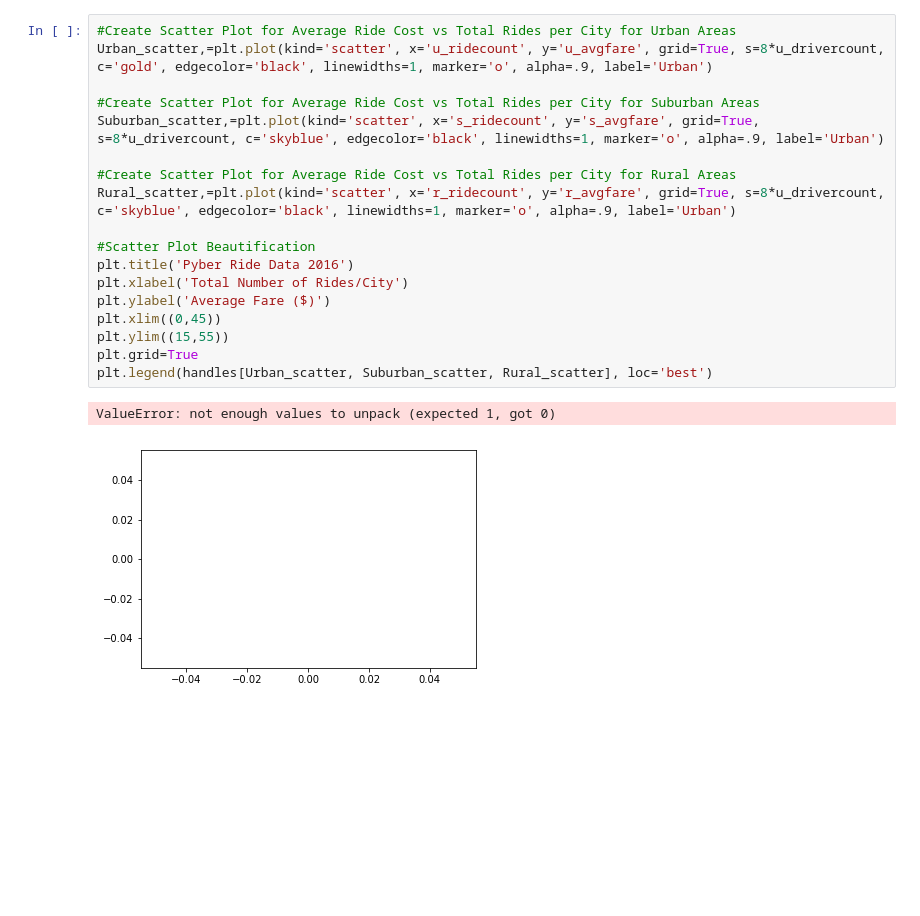
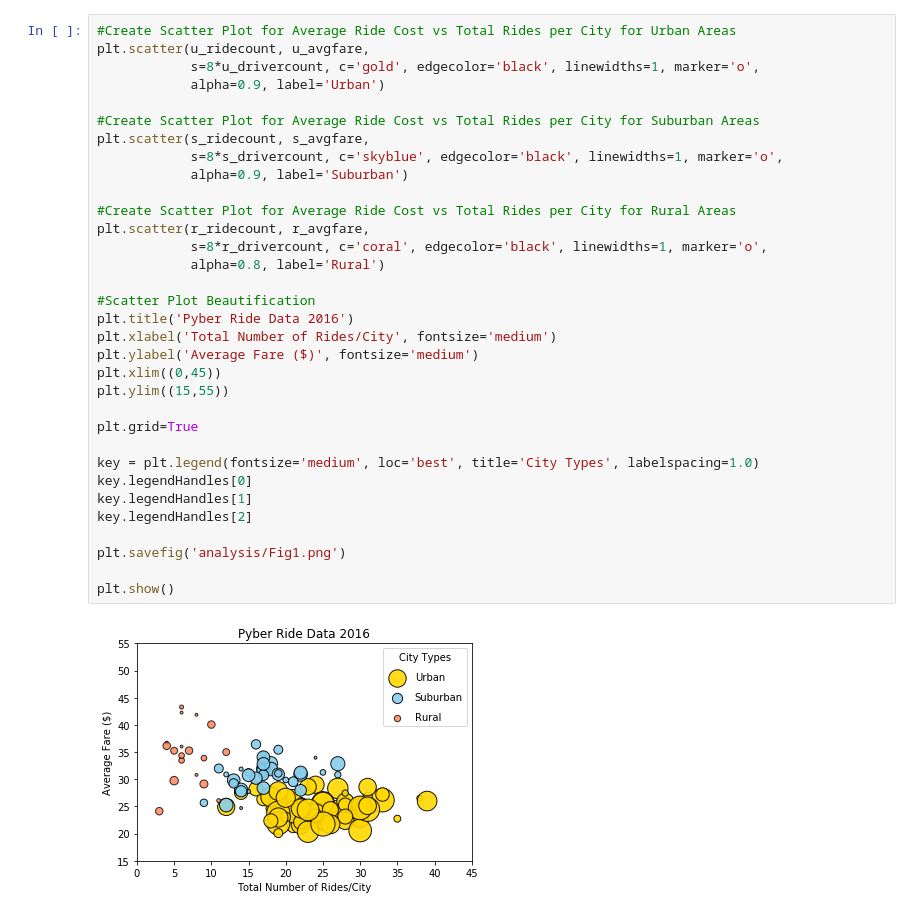
Before and after one commit to gbates22/Python-Challenge, a Jupyter notebook: Pyber/Pyber_main.ipynb, the cells around one changed output. Drawn from its saved outputs; the diff is of its cells as text; blank space fills up the shorter version.

```diff
--- a/Pyber/Pyber_main.ipynb
+++ b/Pyber/Pyber_main.ipynb
@@ -45,21 +76,35 @@ r_drivercount = rural_cities.groupby(["city"]).mean()["driver_count"]
 # %%
 #Create Scatter Plot for Average Ride Cost vs Total Rides per City for Urban Areas
-Urban_scatter,=plt.plot(kind='scatter', x='u_ridecount', y='u_avgfare', grid=True, s=8*u_drivercount, c='gold', edgecolor='black', linewidths=1, marker='o', alpha=.9, label='Urban')
+plt.scatter(u_ridecount, u_avgfare,
+            s=8*u_drivercount, c='gold', edgecolor='black', linewidths=1, marker='o',
+            alpha=0.9, label='Urban')
 
 #Create Scatter Plot for Average Ride Cost vs Total Rides per City for Suburban Areas
-Suburban_scatter,=plt.plot(kind='scatter', x='s_ridecount', y='s_avgfare', grid=True, s=8*u_drivercount, c='skyblue', edgecolor='black', linewidths=1, marker='o', alpha=.9, label='Urban')
+plt.scatter(s_ridecount, s_avgfare,
+            s=8*s_drivercount, c='skyblue', edgecolor='black', linewidths=1, marker='o',
+            alpha=0.9, label='Suburban')
 
 #Create Scatter Plot for Average Ride Cost vs Total Rides per City for Rural Areas
-Rural_scatter,=plt.plot(kind='scatter', x='r_ridecount', y='r_avgfare', grid=True, s=8*u_drivercount, c='skyblue', edgecolor='black', linewidths=1, marker='o', alpha=.9, label='Urban')
+plt.scatter(r_ridecount, r_avgfare,
+            s=8*r_drivercount, c='coral', edgecolor='black', linewidths=1, marker='o',
+            alpha=0.8, label='Rural')
 
 #Scatter Plot Beautification
 plt.title('Pyber Ride Data 2016')
-plt.xlabel('Total Number of Rides/City')
-plt.ylabel('Average Fare ($)')
+plt.xlabel('Total Number of Rides/City', fontsize='medium')
+plt.ylabel('Average Fare ($)', fontsize='medium')
 plt.xlim((0,45))
 plt.ylim((15,55))
+
 plt.grid=True
-plt.legend(handles[Urban_scatter, Suburban_scatter, Rural_scatter], loc='best')
+
+key = plt.legend(fontsize='medium', loc='best', title='City Types', labelspacing=1.0)
+key.legendHandles[0]
+key.legendHandles[1]
+key.legendHandles[2]
+
+plt.savefig('analysis/Fig1.png')
+
+plt.show()
 # %% [output]
-ValueError: not enough values to unpack (expected 1, got 0)
-[figure, old version]
+[figure, new version]
```
Also changed, not shown: parts of 6 cells of this notebook, 4 other files.
